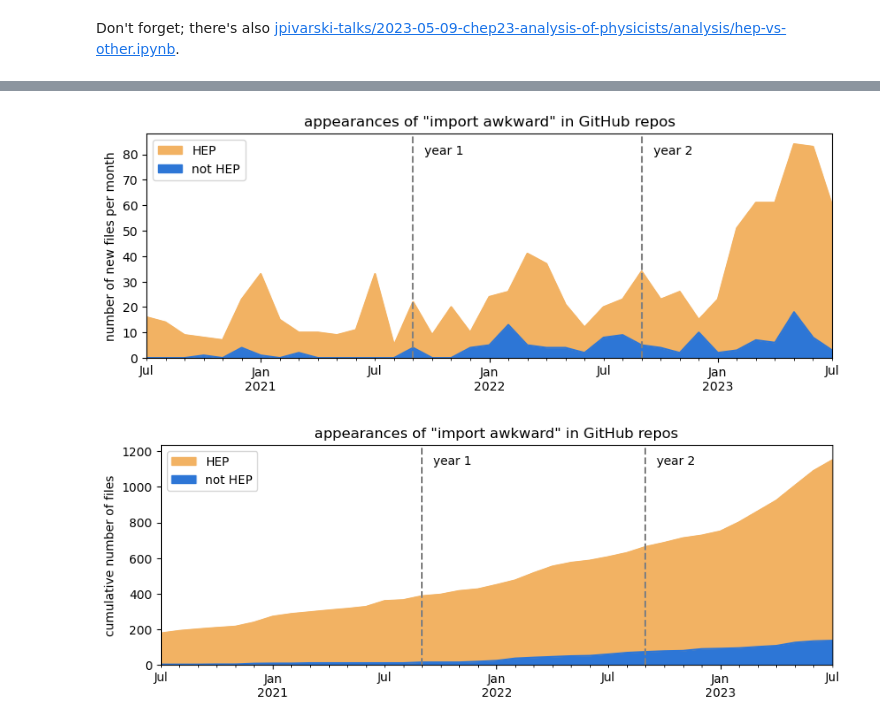
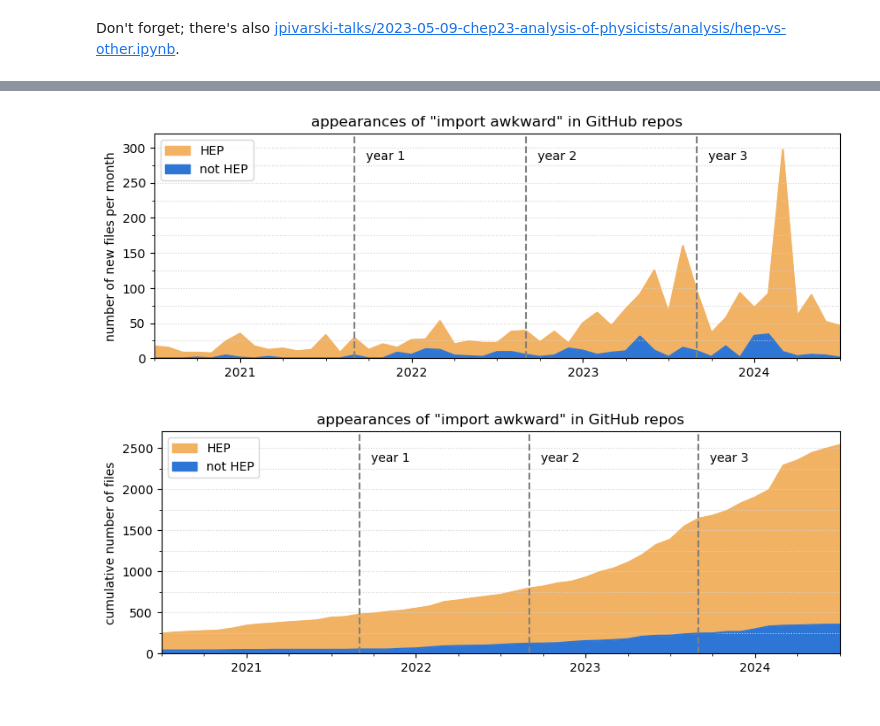
Before and after one commit to jpivarski-talks/2023-08-14-awkward-stats-update, a Jupyter notebook: awkward-mentions.ipynb, the cells around one changed output, grey strips where cells are left out. Cells and saved outputs as stored; diff of their text form; code cells hidden in the pictures.

Commit message:
updated 'Awkward mentions' plot

```diff
--- a/awkward-mentions.ipynb
+++ b/awkward-mentions.ipynb
@@ -32,7 +32,7 @@ fork_df = pd.DataFrame(
     [
         ("/".join(x.split("/")[-2:]), json.load(open(x)).get("fork", False))
         for x in glob.glob(
-            "/home/jpivarski/storage/data/dependent-repos-of-awkward/__REST_INFO/*/*"
+            "/home/jpivarski/storage/data/dependent-repos-of-awkward-2024/__REST_INFO/*/*"
         )
     ],
     columns=["repo", "is_fork"],
@@ -57,5 +57,5 @@ fork_df
 # %%
-files_df = pd.read_csv("files-in-dependents.csv", header=0, names=["file", "date"])
+files_df = pd.read_csv("files-in-dependents-2024.csv", header=0, names=["file", "date"])
 # %%
 files_df["date"] = pd.to_datetime([datetime.strptime(x, "%a %b %d %H:%M:%S %Y %z").timestamp() for x in files_df["date"].values], unit="s")
 # %%
@@ -120,35 +120,40 @@ df2
 # %%
 fig, ax = plt.subplots(figsize=(10, 3.3))
 
-df2[~df2["is_fork"] & (df2["category"] != "AWK")].groupby(["date", "is_HEP"]).count()["is_fork"].unstack(level="is_HEP").fillna(0).resample("M").sum().plot.area(
+df2[~df2["is_fork"] & (df2["category"] != "AWK")].groupby(["date", "is_HEP"]).count()["is_fork"].unstack(level="is_HEP").fillna(0).resample("ME").sum().plot.area(
     stacked=True, color=["#2d76d6", "#f2b263"], ax=ax
 )
 
 handles, labels = ax.get_legend_handles_labels()
 ax.legend(handles[::-1], ["HEP", "not HEP"], loc="upper left");
 
-ax.set_xlim("2020-07-01", "2023-07-01")
+ax.set_xlim("2020-07-01", "2024-07-01")
 ax.set_xlabel("");
 
-ax.set_ylim(0, ax.get_ylim()[1]);
+ax.set_yticks(range(0, 400, 25), minor=True)
+ax.grid(True, which="both", axis="y", ls=":", c="lightgray")
+
+ax.set_ylim(0, 320);
 ax.set_ylabel("number of new files per month");
 
 ax.axvline("2021-09-01", color="gray", linestyle="--");
 ax.axvline("2022-09-01", color="gray", linestyle="--");
+ax.axvline("2023-09-01", color="gray", linestyle="--");
 
-ax.text("2021-09-01", 80, "   year 1");
-ax.text("2022-09-01", 80, "   year 2");
+ax.text("2021-09-01", 283, "   year 1");
+ax.text("2022-09-01", 283, "   year 2");
+ax.text("2023-09-01", 283, "   year 3");
 
 ax.set_title("appearances of \"import awkward\" in GitHub repos");
 
-fig.savefig("PLOTS/appearances-of-import-awkward.pdf");
-fig.savefig("PLOTS/appearances-of-import-awkward.svg");
+fig.savefig("PLOTS/appearances-of-import-awkward-2024.pdf");
+fig.savefig("PLOTS/appearances-of-import-awkward-2024.svg");
 # %% [output]
-[figure, old version]
+[figure, new version]
 # %%
 fig, ax = plt.subplots(figsize=(10, 3.3))
 
-df3 = df2[~df2["is_fork"] & (df2["category"] != "AWK")].groupby(["date", "is_HEP"]).count()["is_fork"].unstack(level="is_HEP").fillna(0).resample("M").sum()
+df3 = df2[~df2["is_fork"] & (df2["category"] != "AWK")].groupby(["date", "is_HEP"]).count()["is_fork"].unstack(level="is_HEP").fillna(0).resample("ME").sum()
 
 df3.cumsum().plot.area(
     stacked=True, color=["#2d76d6", "#f2b263"], ax=ax
@@ -157,21 +162,26 @@ df3.cumsum().plot.area(
 handles, labels = ax.get_legend_handles_labels()
 ax.legend(handles[::-1], ["HEP", "not HEP"], loc="upper left");
 
-ax.set_xlim("2020-07-01", "2023-07-01")
+ax.set_xlim("2020-07-01", "2024-07-01")
 ax.set_xlabel("");
 
-ax.set_ylim(0, ax.get_ylim()[1]);
+ax.set_yticks(range(0, 3000, 250), minor=True)
+ax.grid(True, which="both", axis="y", ls=":", c="lightgray")
+
+ax.set_ylim(0, 2700);
 ax.set_ylabel("cumulative number of files");
 
 ax.axvline("2021-09-01", color="gray", linestyle="--");
 ax.axvline("2022-09-01", color="gray", linestyle="--");
+ax.axvline("2023-09-01", color="gray", linestyle="--");
 
-ax.text("2021-09-01", 1125, "   year 1");
-ax.text("2022-09-01", 1125, "   year 2");
+ax.text("2021-09-01", 2330, "   year 1");
+ax.text("2022-09-01", 2330, "   year 2");
+ax.text("2023-09-01", 2330, "   year 3");
 
 ax.set_title("appearances of \"import awkward\" in GitHub repos");
 
-fig.savefig("PLOTS/appearances-of-import-awkward-cumulative.pdf");
-fig.savefig("PLOTS/appearances-of-import-awkward-cumulative.svg");
+fig.savefig("PLOTS/appearances-of-import-awkward-cumulative-2024.pdf");
+fig.savefig("PLOTS/appearances-of-import-awkward-cumulative-2024.svg");
 # %% [output]
-[figure, old version]
+[figure, new version]
```
Also changed, not shown: parts of 5 cells of this notebook, 4 other files.
